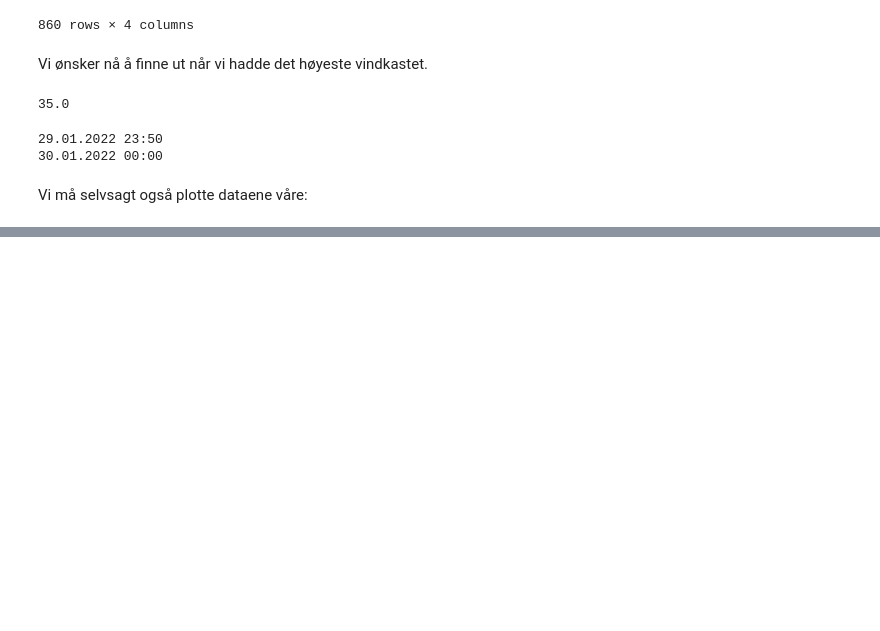
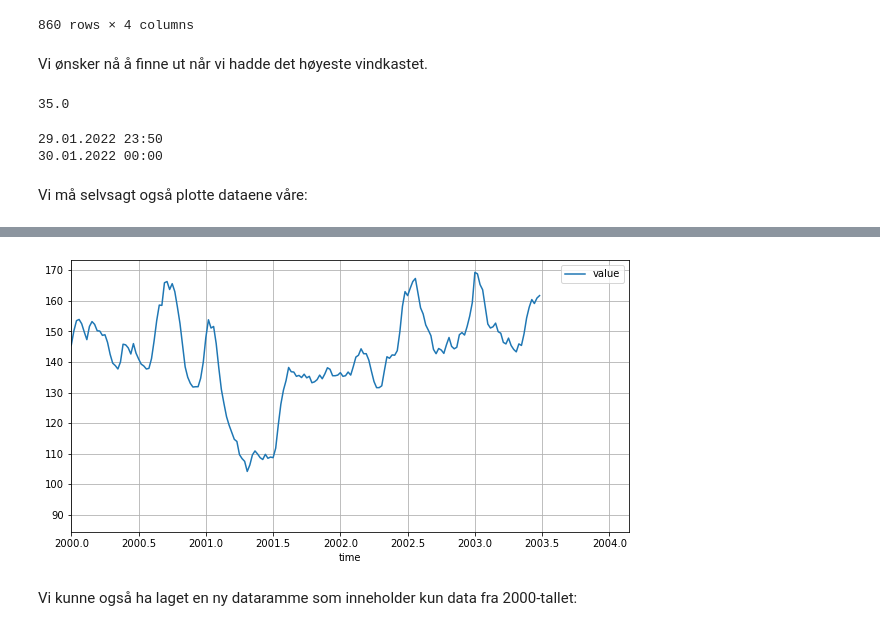
Before and after one commit to tork73/R1, a Jupyter notebook: _sources/laste-inn-data.ipynb, the cells around one changed output, grey strips where cells are left out. Saved outputs shown, nothing was run; the diff lists cells and outputs as text; code cells hidden in the pictures; blank space fills up the shorter version.

```diff
--- a/_sources/laste-inn-data.ipynb
+++ b/_sources/laste-inn-data.ipynb
@@ -209,0 +294,8 @@ plt.show()
+# %%
+import matplotlib.pyplot as plt
+import pandas as pd
+
+url = "https://vincentarelbundock.github.io/Rdatasets/csv/quantreg/gasprice.csv"
+
+df = pd.read_csv(url, index_col=0)
+df
@@ -209,0 +316,8 @@ plt.show()
+# %%
+df.plot(x="time", y="value", figsize=(10, 5))
+plt.xlim(2000)
+plt.grid();
+# %% [output]
+[figure, added]
+# %% [markdown]
+Vi kunne også ha laget en ny dataramme som inneholder kun data fra 2000-tallet:
```
Also changed, not shown: parts of 17 cells of this notebook, 8 other files.
